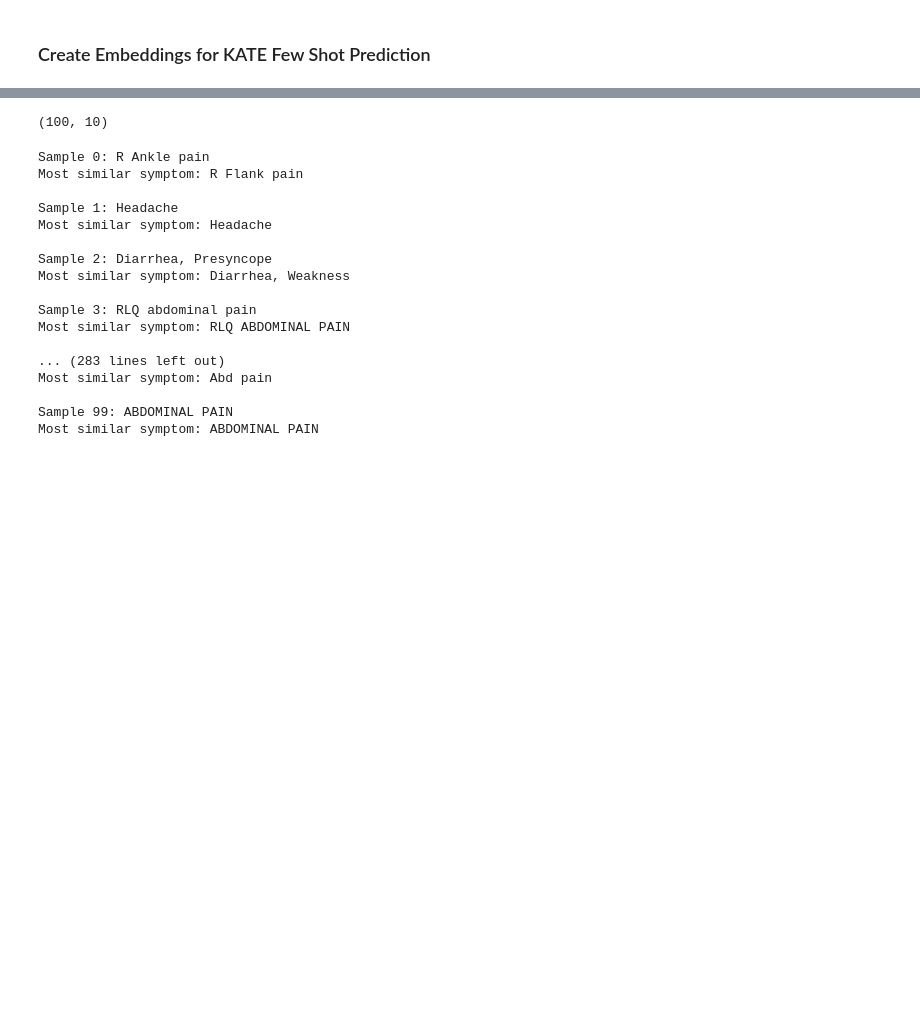
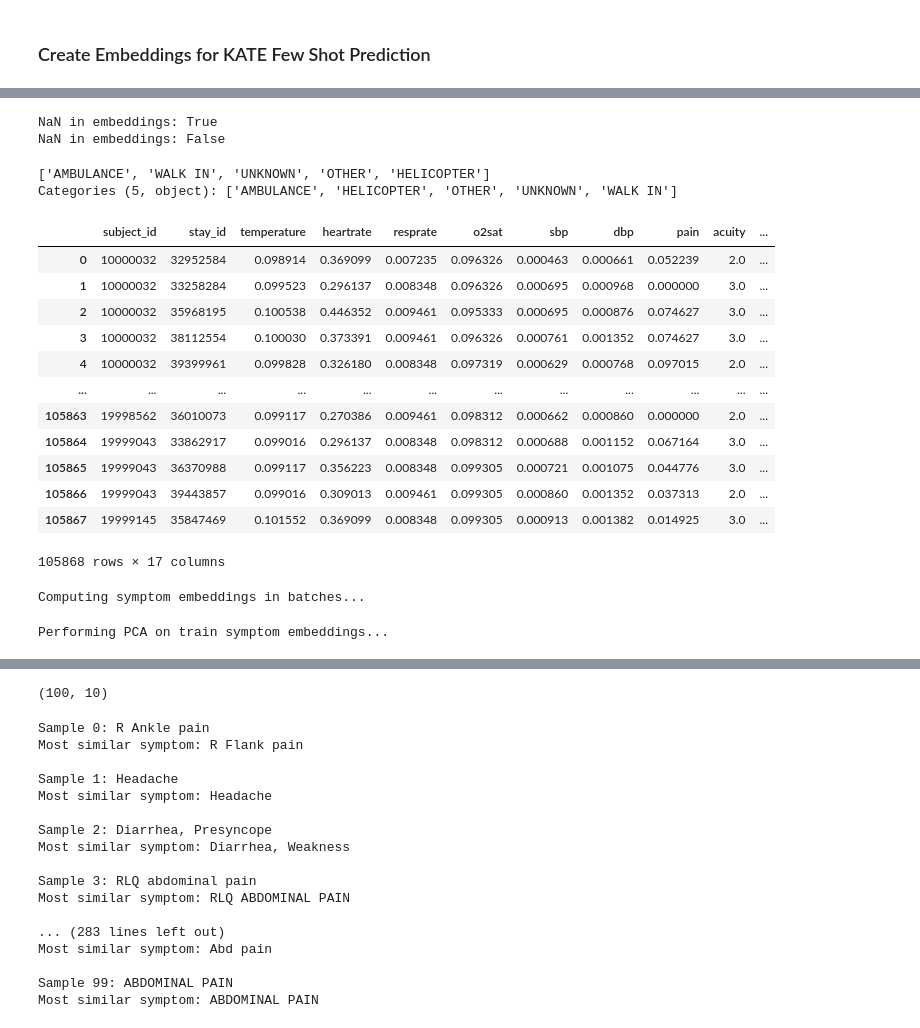
Before and after one commit to jiosephlee/llm-medical-bias, a Jupyter notebook: notebooks/playgroound_3.ipynb, the cells around one changed output, grey strips where cells are left out. Drawn from its saved outputs; the diff is of its cells as text; code cells hidden in the pictures; blank space fills up the shorter version.

Commit message:
ml baselines for mimic

```diff
--- a/notebooks/playgroound_3.ipynb
+++ b/notebooks/playgroound_3.ipynb
@@ -32,5 +32,6 @@ test_data = pd.read_csv('./data/mimic-iv-private/triage_stratified_2500.csv')
 # %%
-data['chiefcomplaint'] = data['chiefcomplaint'].astype(str)
+train['chiefcomplaint'] = train['chiefcomplaint'].astype(str)
+test['chiefcomplaint'] = test['chiefcomplaint'].astype(str)
 
 # Load the pre-trained SentenceTransformer model for clinical text
 # This model is fine-tuned for biomedical and clinical text embeddings
@@ -45,8 +46,8 @@ model = SentenceTransformer(model_name)
 vital_signs_cols = ['temperature', 'heartrate', 'resprate', 'o2sat', 'sbp', 'dbp', 'pain']
 
 # Ensure vital signs are numeric and handle missing values
-data[vital_signs_cols] = data[vital_signs_cols].apply(pd.to_numeric, errors='coerce')
+train[vital_signs_cols] = train[vital_signs_cols].apply(pd.to_numeric, errors='coerce')
 
 # Normalize vital signs using Min-Max scaling
 scaler = MinMaxScaler()
-vital_signs_normalized = scaler.fit_transform(data[vital_signs_cols])
+vital_signs_normalized = scaler.fit_transform(train[vital_signs_cols])
@@ -106,0 +54,49 @@ ValueError: all the input array dimensions except for the concatenation axis mus
+# %%
+print(f"NaN in embeddings: {np.isnan(vital_signs_normalized).any()}")
+train[vital_signs_cols] = train[vital_signs_cols].fillna(train[vital_signs_cols].mean())
+vital_signs_normalized = scaler.fit_transform(train[vital_signs_cols])
+print(f"NaN in embeddings: {np.isnan(vital_signs_normalized).any()}")
+train[vital_signs_cols] = vital_signs_normalized
+# %% [output]
+NaN in embeddings: True
+NaN in embeddings: False
+# %%
+categorical_cols = ['gender', 'race', 'arrival_transport']
+train[categorical_cols] = train[categorical_cols].astype('category')
+# %%
+train['arrival_transport'].unique()
+# %% [output]
+['AMBULANCE', 'WALK IN', 'UNKNOWN', 'OTHER', 'HELICOPTER']
+Categories (5, object): ['AMBULANCE', 'HELICOPTER', 'OTHER', 'UNKNOWN', 'WALK IN']
+# %%
+X = train[vital_signs_cols+categorical_cols+]
+# %% [output]
+|  | subject_id | stay_id | temperature | heartrate | resprate | o2sat | sbp | dbp | pain | acuity | ... |
+| 0 | 10000032 | 32952584 | 0.098914 | 0.369099 | 0.007235 | 0.096326 | 0.000463 | 0.000661 | 0.052239 | 2.0 | ... |
+| 1 | 10000032 | 33258284 | 0.099523 | 0.296137 | 0.008348 | 0.096326 | 0.000695 | 0.000968 | 0.000000 | 3.0 | ... |
+| 2 | 10000032 | 35968195 | 0.100538 | 0.446352 | 0.009461 | 0.095333 | 0.000695 | 0.000876 | 0.074627 | 3.0 | ... |
+| 3 | 10000032 | 38112554 | 0.100030 | 0.373391 | 0.009461 | 0.096326 | 0.000761 | 0.001352 | 0.074627 | 3.0 | ... |
+| 4 | 10000032 | 39399961 | 0.099828 | 0.326180 | 0.008348 | 0.097319 | 0.000629 | 0.000768 | 0.097015 | 2.0 | ... |
+| ... | ... | ... | ... | ... | ... | ... | ... | ... | ... | ... | ... |
+| 105863 | 19998562 | 36010073 | 0.099117 | 0.270386 | 0.009461 | 0.098312 | 0.000662 | 0.000860 | 0.000000 | 2.0 | ... |
+| 105864 | 19999043 | 33862917 | 0.099016 | 0.296137 | 0.008348 | 0.098312 | 0.000688 | 0.001152 | 0.067164 | 3.0 | ... |
+| 105865 | 19999043 | 36370988 | 0.099117 | 0.356223 | 0.008348 | 0.099305 | 0.000721 | 0.001075 | 0.044776 | 3.0 | ... |
+| 105866 | 19999043 | 39443857 | 0.099016 | 0.309013 | 0.009461 | 0.099305 | 0.000860 | 0.001352 | 0.037313 | 2.0 | ... |
+| 105867 | 19999145 | 35847469 | 0.101552 | 0.369099 | 0.008348 | 0.099305 | 0.000913 | 0.001382 | 0.014925 | 3.0 | ... |
+105868 rows × 17 columns
+# %%
+# Process chief complaints in batches of 10,000
+print("Computing symptom embeddings in batches...")
+# Create embeddings for the chiefcomplaint column for train and test datasets
+train_texts = train['chiefcomplaint'].tolist()
+test_texts = test['chiefcomplaint'].tolist()
+
+# Use the model to encode the texts; show_progress_bar=True gives you a progress update
+train_embeddings = model.encode(train_texts, show_progress_bar=True)
+test_embeddings = model.encode(test_texts, show_progress_bar=True)
+
+# Save the embeddings as .npy files using NumPy
+np.save('train_chiefcomplaint_embeddings.npy', train_embeddings)
+np.save('test_chiefcomplaint_embeddings.npy', test_embeddings)
+# %% [output]
+Computing symptom embeddings in batches...
@@ -106,0 +109,14 @@ ValueError: all the input array dimensions except for the concatenation axis mus
+# %%
+
+# Convert train symptom embeddings to a numpy array
+train_full_embeddings = np.array(train_full_embeddings)
+
+# Perform PCA on train symptom embeddings to reduce dimensionality to 10
+print("Performing PCA on train symptom embeddings...")
+pca = PCA(n_components=10)
+train_full_embeddings_reduced = pca.fit_transform(train_full_embeddings)
+
+# Save the reduced and comprehensive train embeddings to disk
+np.save('../data/mimic-iv-private/train_full_embeddings_reduced.npy', train_full_embeddings_reduced)
+# %% [output]
+Performing PCA on train symptom embeddings...
```
Also changed, not shown: parts of 7 cells of this notebook, 3 other files.
